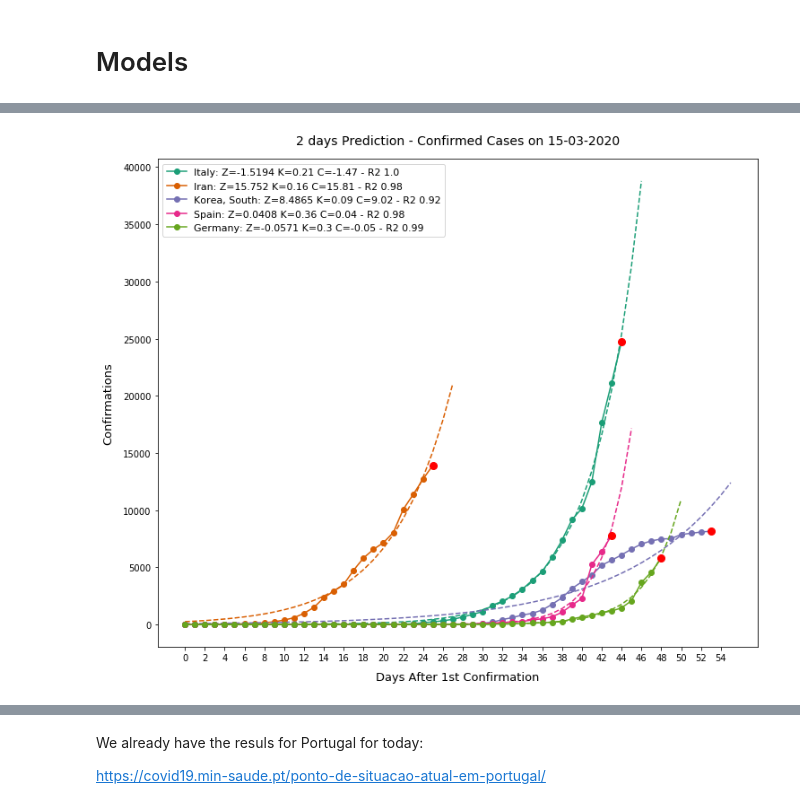
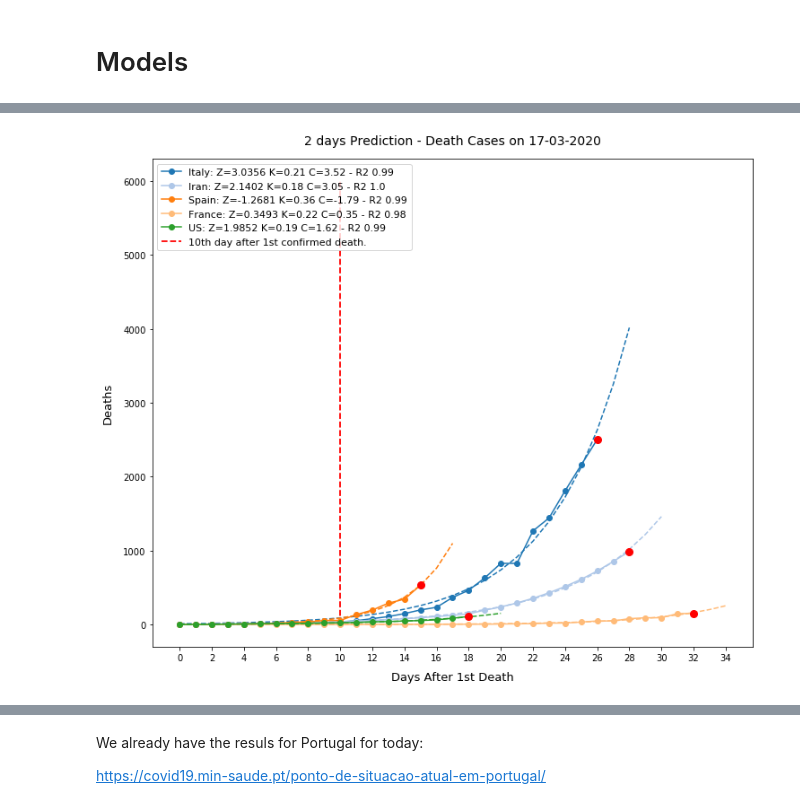
Before and after one commit to taborda11/covid19, a Jupyter notebook: covid-19.ipynb, the cells around one changed output, grey strips where cells are left out. Cells and saved outputs as stored; diff of their text form; code cells hidden in the pictures.

```diff
--- a/covid-19.ipynb
+++ b/covid-19.ipynb
@@ -270,38 +339,41 @@ plt.savefig('data/modelchina.png')
 # %%
 ndays_prev = 2
-colors = cm.get_cmap('Dark2').colors
+#colors = cm.get_cmap('Dark2').colors
 plt.figure(figsize=(12,10))
-countries = confirmed_by_country['n_confirmed'].sort_values(ascending=False)[1:6].index
+deaths_by_country_filtered = deaths_by_country.drop(['China', 'Korea, South'])
+countries = deaths_by_country_filtered['n_deaths'].sort_values(ascending=False)[:10].index
 maximum = 0
 
 for i, country_name in enumerate(countries):
-    country_y = confirmed_country_day.loc[country_name]
+    country_y = deaths_country_day.loc[country_name]
     country_y = country_y[country_y>=1]
 
     country_y = np.concatenate((np.array([0]),country_y))
     xdata_real = list(range(len(country_y)))
 
-    popt, pcov = curve_fit(exponential, xdata_real, country_y, maxfev=100000)
+    popt, pcov = curve_fit(exponential, xdata_real, country_y, maxfev=5000)
     xdata_all = xdata_real + [i for i in range(xdata_real[-1]+1, xdata_real[-1]+ndays_prev+1)]
 
     if xdata_all[-1] > maximum:
         maximum = xdata_all[-1]
 
     prevs_to_plot = exponential(np.array(xdata_all), *popt)
     predicted_func = exponential(np.array(xdata_real), *popt)
     coefficient_of_dermination = r2_score(country_y,  predicted_func)
 
 
     plt.plot(xdata_all, prevs_to_plot, linestyle='dashed', color=colors[i])
     plt.plot(xdata_real, country_y, color=colors[i], marker='o', \
              label=f"{country_name}: Z={round(popt[0], 4)} K={round(popt[1], 2)} C={round(popt[2], 2)} - R2 {round(coefficient_of_dermination,2)}")
     _ = plt.plot(len(country_y)-1, country_y[-1], 'ro', markersize=8)
 
+_ = plt.vlines(x=10, ymin=0, ymax=6000, linestyles='dashed', colors='r', label=f'10th day after 1st confirmed death.',
+              linewidth=1.8)
 _ = plt.xticks(ticks=[i for i in range(0, maximum+1) if i % 2 == 0])
 plt.legend(loc='upper left', fontsize=11)
-_ = plt.title(f'{ndays_prev} days Prediction - Confirmed Cases on {today}', fontdict={'fontsize':14}, pad=16.0)
-_ = plt.xlabel('Days After 1st Confirmation', fontdict={'fontsize':13}, labelpad=10.0)
-_ = plt.ylabel('Confirmations', fontdict={'fontsize':13}, labelpad=10.0)
-plt.savefig('data/confirmed_top5.png')
+_ = plt.title(f'{ndays_prev} days Prediction - Death Cases on {today}', fontdict={'fontsize':14}, pad=16.0)
+_ = plt.xlabel('Days After 1st Death', fontdict={'fontsize':13}, labelpad=10.0)
+_ = plt.ylabel('Deaths', fontdict={'fontsize':13}, labelpad=10.0)
+plt.savefig('data/deaths_top5.png')
 # %% [output]
-[figure, old version]
+[figure, new version]
```
Also changed, not shown: parts of 16 cells of this notebook.
